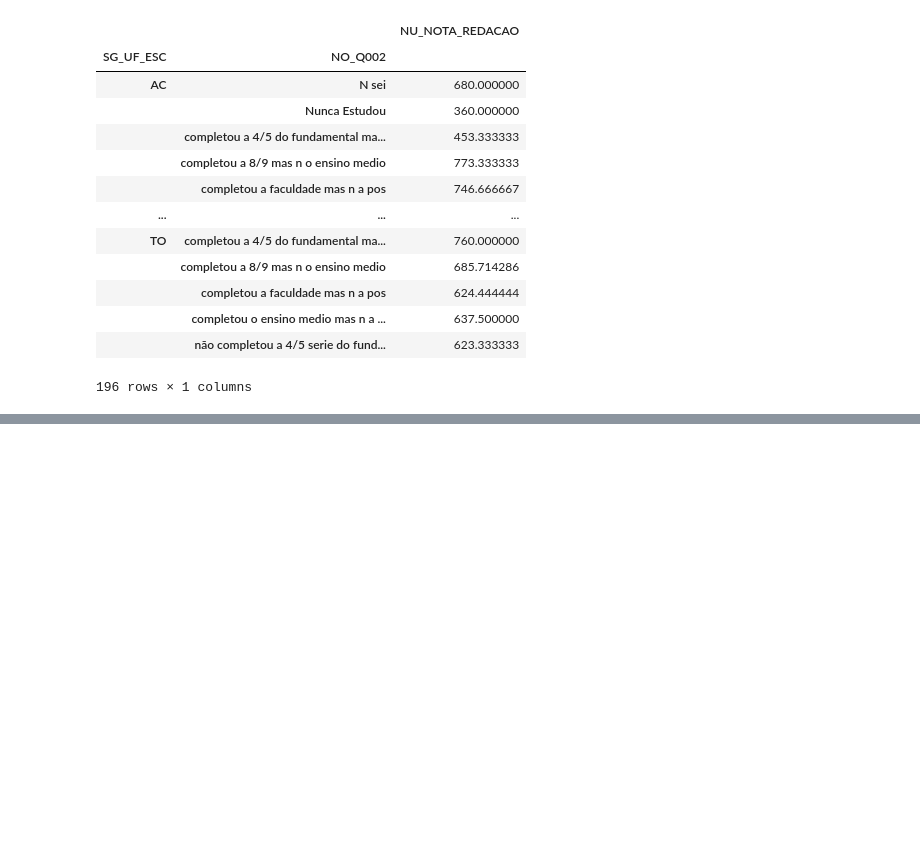
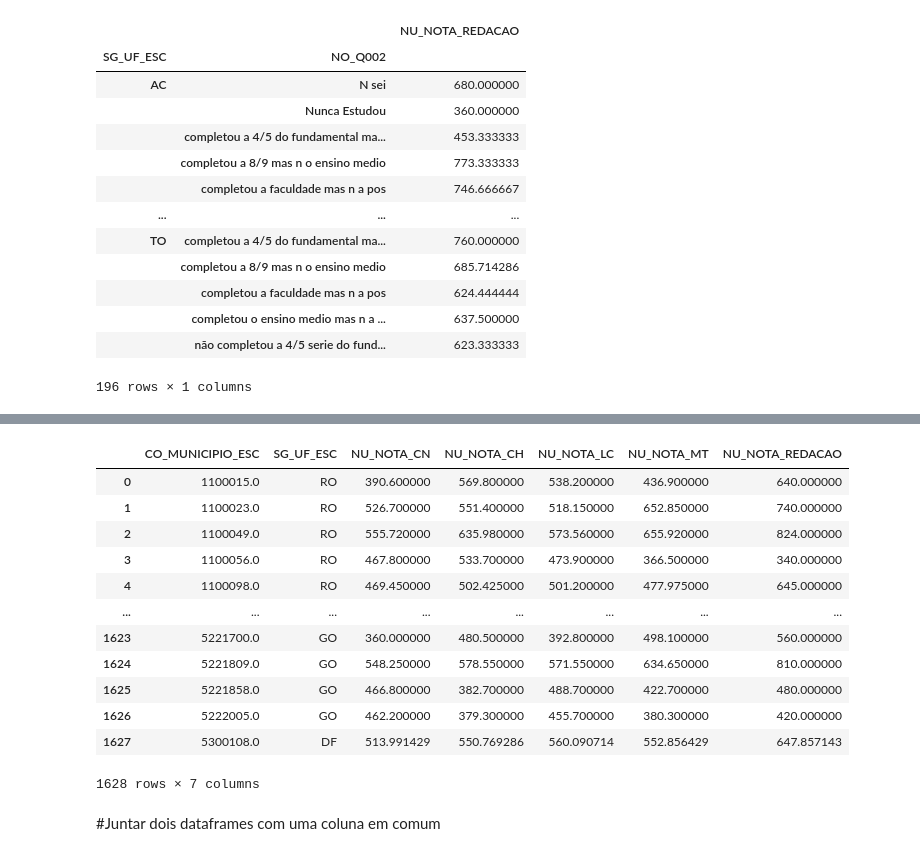
Before and after one commit to LuigiFerrari14/Curso-em-Video-Python---Guanabar-, a Jupyter notebook: pandas.ipynb, the cells around one changed output, grey strips where cells are left out. Cells and saved outputs as stored; diff of their text form; code cells hidden in the pictures; blank space fills up the shorter version.

```diff
--- a/pandas.ipynb
+++ b/pandas.ipynb
@@ -956,0 +1015,17 @@ dadosSelecionados.filter(items=['SG_UF_ESC','Q002', 'NU_NOTA_REDACAO'])\
+# %%
+mediaporMunicipio = dadosSelecionados.groupby(['CO_MUNICIPIO_ESC','SG_UF_ESC'], as_index=False).mean()
+mediaporMunicipio
+# %% [output]
+|  | CO_MUNICIPIO_ESC | SG_UF_ESC | NU_NOTA_CN | NU_NOTA_CH | NU_NOTA_LC | NU_NOTA_MT | NU_NOTA_REDACAO |
+| 0 | 1100015.0 | RO | 390.600000 | 569.800000 | 538.200000 | 436.900000 | 640.000000 |
+| 1 | 1100023.0 | RO | 526.700000 | 551.400000 | 518.150000 | 652.850000 | 740.000000 |
+| 2 | 1100049.0 | RO | 555.720000 | 635.980000 | 573.560000 | 655.920000 | 824.000000 |
+| 3 | 1100056.0 | RO | 467.800000 | 533.700000 | 473.900000 | 366.500000 | 340.000000 |
+| 4 | 1100098.0 | RO | 469.450000 | 502.425000 | 501.200000 | 477.975000 | 645.000000 |
+| ... | ... | ... | ... | ... | ... | ... | ... |
+| 1623 | 5221700.0 | GO | 360.000000 | 480.500000 | 392.800000 | 498.100000 | 560.000000 |
+| 1624 | 5221809.0 | GO | 548.250000 | 578.550000 | 571.550000 | 634.650000 | 810.000000 |
+| 1625 | 5221858.0 | GO | 466.800000 | 382.700000 | 488.700000 | 422.700000 | 480.000000 |
+| 1626 | 5222005.0 | GO | 462.200000 | 379.300000 | 455.700000 | 380.300000 | 420.000000 |
+| 1627 | 5300108.0 | DF | 513.991429 | 550.769286 | 560.090714 | 552.856429 | 647.857143 |
+1628 rows × 7 columns
@@ -956,0 +1035,2 @@ dadosSelecionados.filter(items=['SG_UF_ESC','Q002', 'NU_NOTA_REDACAO'])\
+# %% [markdown]
+#Juntar dois dataframes com uma coluna em comum
```
Also changed, not shown: parts of 16 cells of this notebook.
